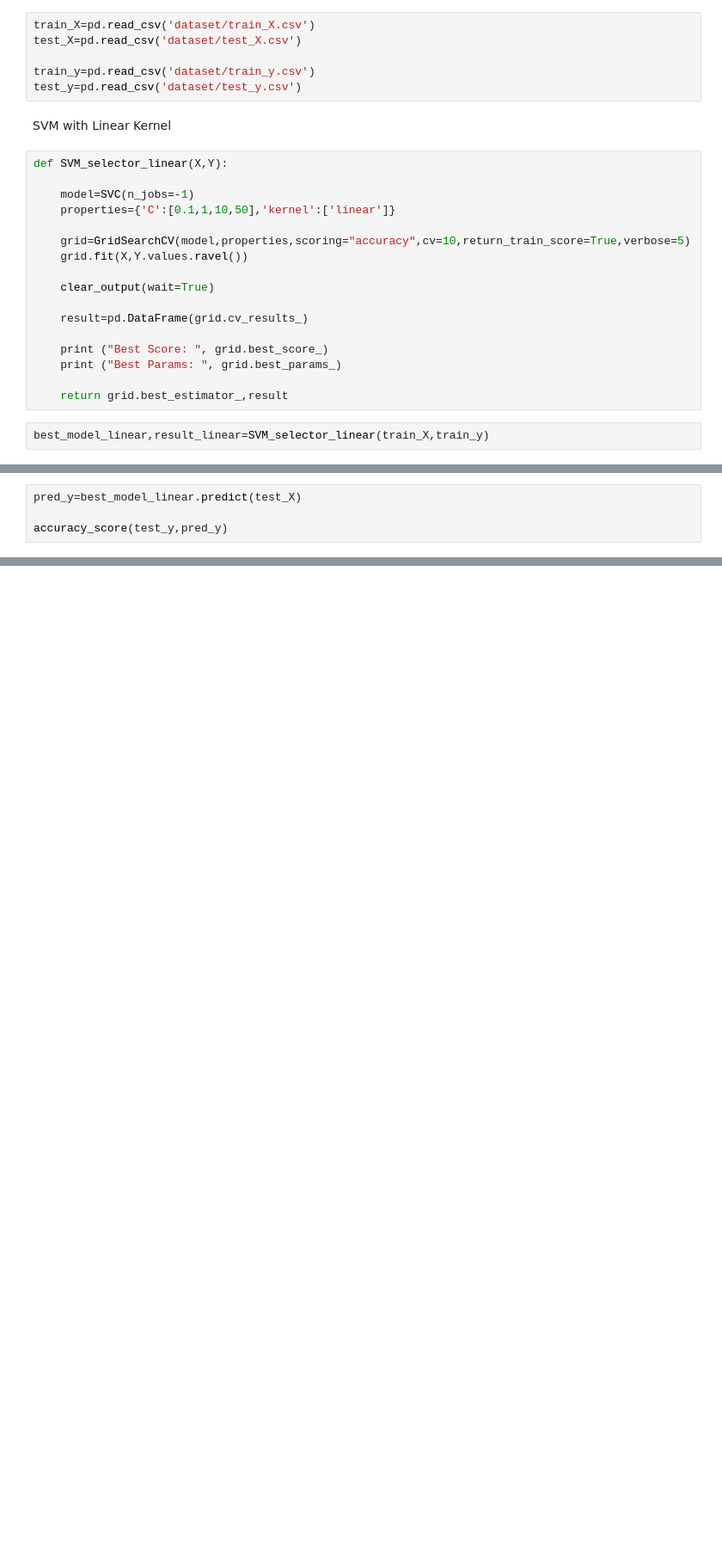
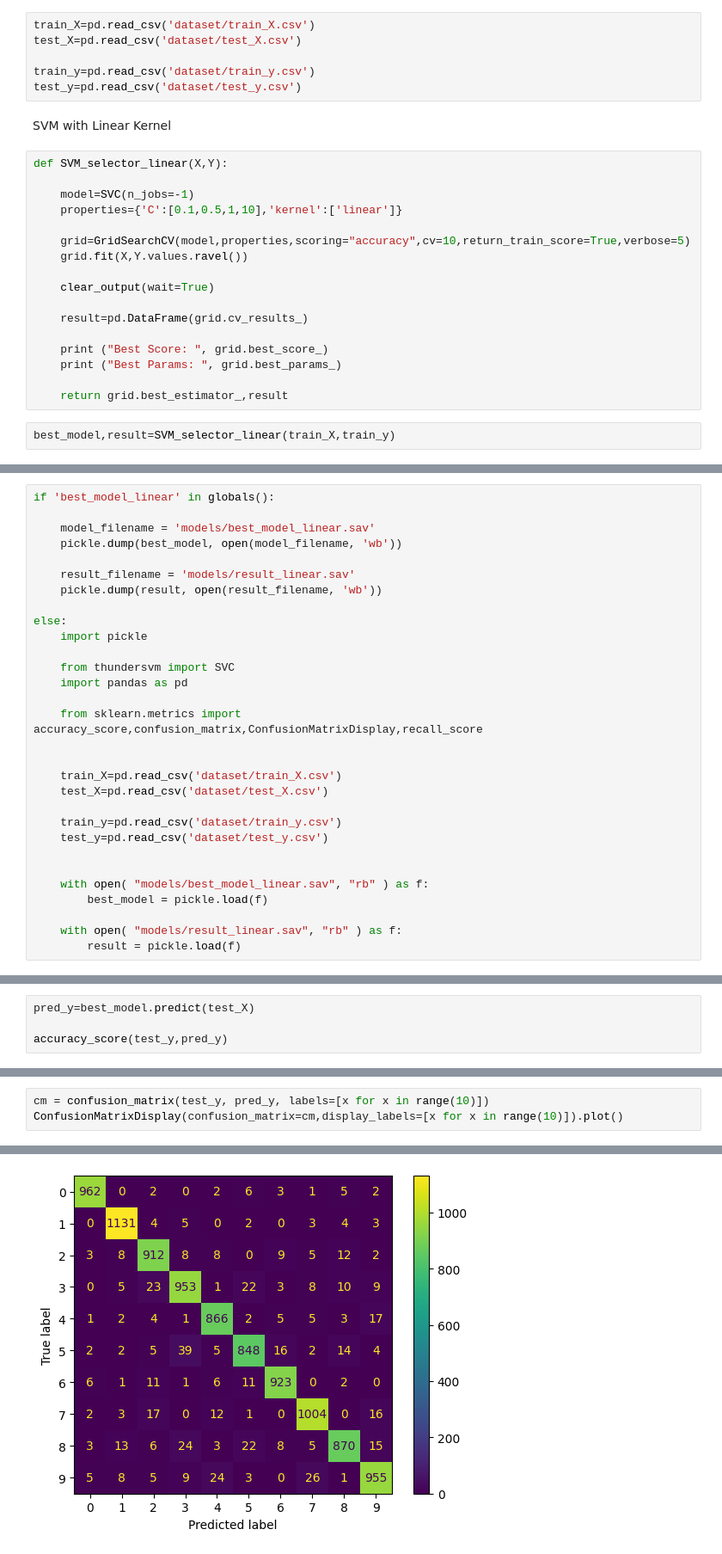
Before and after one commit to Lotto98/Discriminative-and-Generative-Classifiers, a Jupyter notebook: SVM_linear.ipynb, the cells around one changed output, grey strips where cells are left out. Shown at 86% size. Drawn from its saved outputs; the diff is of its cells as text; blank space fills up the shorter version.

Commit message:
Added save to file Confusion matrix modified tunned c

```diff
--- a/SVM_linear.ipynb
+++ b/SVM_linear.ipynb
@@ -16,7 +17,7 @@ SVM with Linear Kernel
 def SVM_selector_linear(X,Y):
 
     model=SVC(n_jobs=-1)
-    properties={'C':[0.1,1,10,50],'kernel':['linear']}
+    properties={'C':[0.1,0.5,1,10],'kernel':['linear']}
 
     grid=GridSearchCV(model,properties,scoring="accuracy",cv=10,return_train_score=True,verbose=5)
     grid.fit(X,Y.values.ravel())
@@ -30,5 +31,5 @@ def SVM_selector_linear(X,Y):
 
     return grid.best_estimator_,result
 # %%
-best_model_linear,result_linear=SVM_selector_linear(train_X,train_y)
+best_model,result=SVM_selector_linear(train_X,train_y)
 # %% [output]
@@ -52 +38,31 @@ Fitting 10 folds for each of 4 candidates, totalling 40 fits
+# %%
+if 'best_model_linear' in globals():
+
+    model_filename = 'models/best_model_linear.sav'
+    pickle.dump(best_model, open(model_filename, 'wb'))
+
+    result_filename = 'models/result_linear.sav'
+    pickle.dump(result, open(result_filename, 'wb'))
+
+else:
+    import pickle
+
+    from thundersvm import SVC
+    import pandas as pd
+
+    from sklearn.metrics import accuracy_score,confusion_matrix,ConfusionMatrixDisplay,recall_score
+
+
+    train_X=pd.read_csv('dataset/train_X.csv')
+    test_X=pd.read_csv('dataset/test_X.csv')
+
+    train_y=pd.read_csv('dataset/train_y.csv')
+    test_y=pd.read_csv('dataset/test_y.csv')
+
+
+    with open( "models/best_model_linear.sav", "rb" ) as f:
+        best_model = pickle.load(f)
+
+    with open( "models/result_linear.sav", "rb" ) as f:
+        result = pickle.load(f)
 # %%
@@ -54,4 +76,4 @@ result_linear[["param_C","mean_test_score","mean_train_score"]]
 # %%
-pred_y=best_model_linear.predict(test_X)
+pred_y=best_model.predict(test_X)
 
 accuracy_score(test_y,pred_y)
@@ -62,0 +82,4 @@ pickle.dump(best_model_linear, open(filename, 'wb'))
+# %%
+cm = confusion_matrix(test_y, pred_y, labels=[x for x in range(10)])
+ConfusionMatrixDisplay(confusion_matrix=cm,display_labels=[x for x in range(10)]).plot()
+# %% [output]
@@ -62,0 +87 @@ pickle.dump(best_model_linear, open(filename, 'wb'))
+[figure, added]
```
Also changed, not shown: parts of 6 cells of this notebook, 1 other file.
